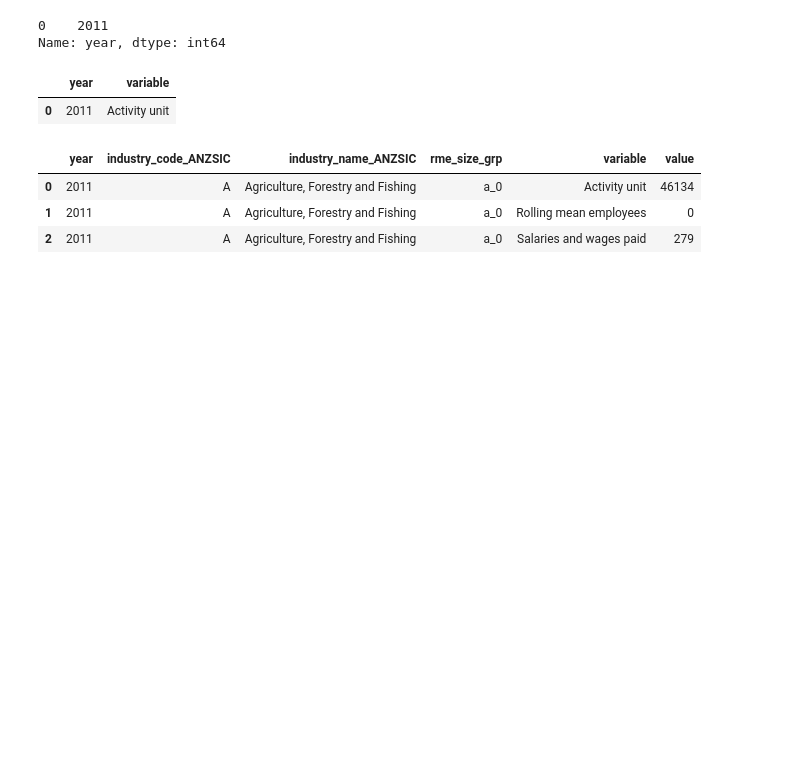
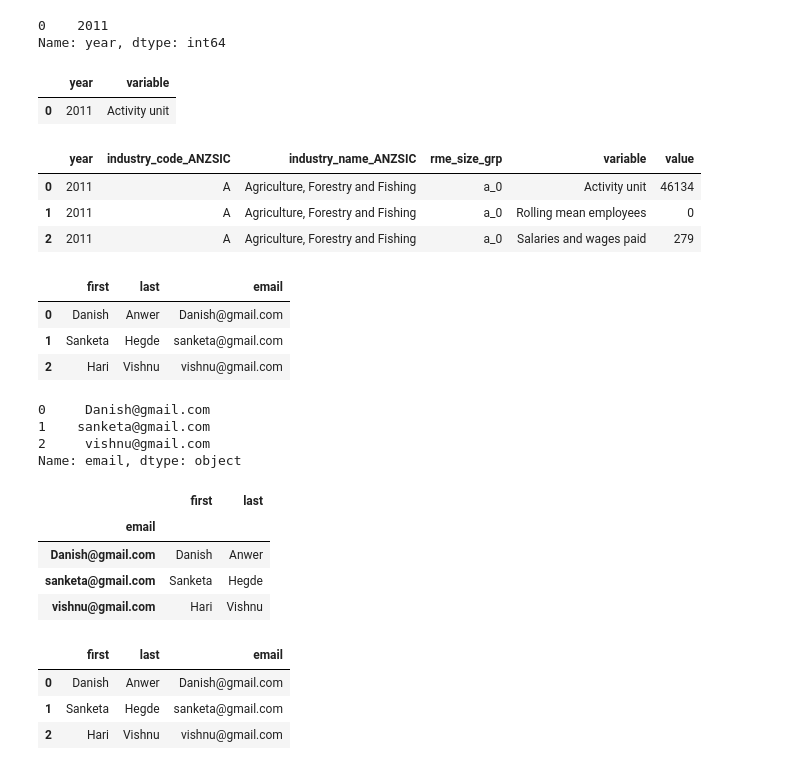
Before and after one commit to danish2562022/Python_Basic_To_Advanced, a Jupyter notebook: Pandas.ipynb, the cells around one changed output. Saved outputs shown, nothing was run; the diff lists cells and outputs as text; code cells hidden in the pictures; blank space fills up the shorter version.

```diff
--- a/Pandas.ipynb
+++ b/Pandas.ipynb
@@ -240,3 +240,32 @@ df.loc[0:2,'year':'value']
 | 0 | 2011 | A | Agriculture, Forestry and Fishing | a_0 | Activity unit | 46134 |
 | 1 | 2011 | A | Agriculture, Forestry and Fishing | a_0 | Rolling mean employees | 0 |
 | 2 | 2011 | A | Agriculture, Forestry and Fishing | a_0 | Salaries and wages paid | 279 |
+# %%
+data
+# %% [output]
+|  | first | last | email |
+| 0 | Danish | Anwer | Danish@gmail.com |
+| 1 | Sanketa | Hegde | sanketa@gmail.com |
+| 2 | Hari | Vishnu | vishnu@gmail.com |
+# %%
+data['email']
+# %% [output]
+0     Danish@gmail.com
+1    sanketa@gmail.com
+2     vishnu@gmail.com
+Name: email, dtype: object
+# %%
+data.set_index('email') # not inplace
+# %% [output]
+|  | first | last |
+| email |  |  |
+| Danish@gmail.com | Danish | Anwer |
+| sanketa@gmail.com | Sanketa | Hegde |
+| vishnu@gmail.com | Hari | Vishnu |
+# %%
+data.head()
+# %% [output]
+|  | first | last | email |
+| 0 | Danish | Anwer | Danish@gmail.com |
+| 1 | Sanketa | Hegde | sanketa@gmail.com |
+| 2 | Hari | Vishnu | vishnu@gmail.com |
```
Also changed, not shown: parts of 16 cells of this notebook.
